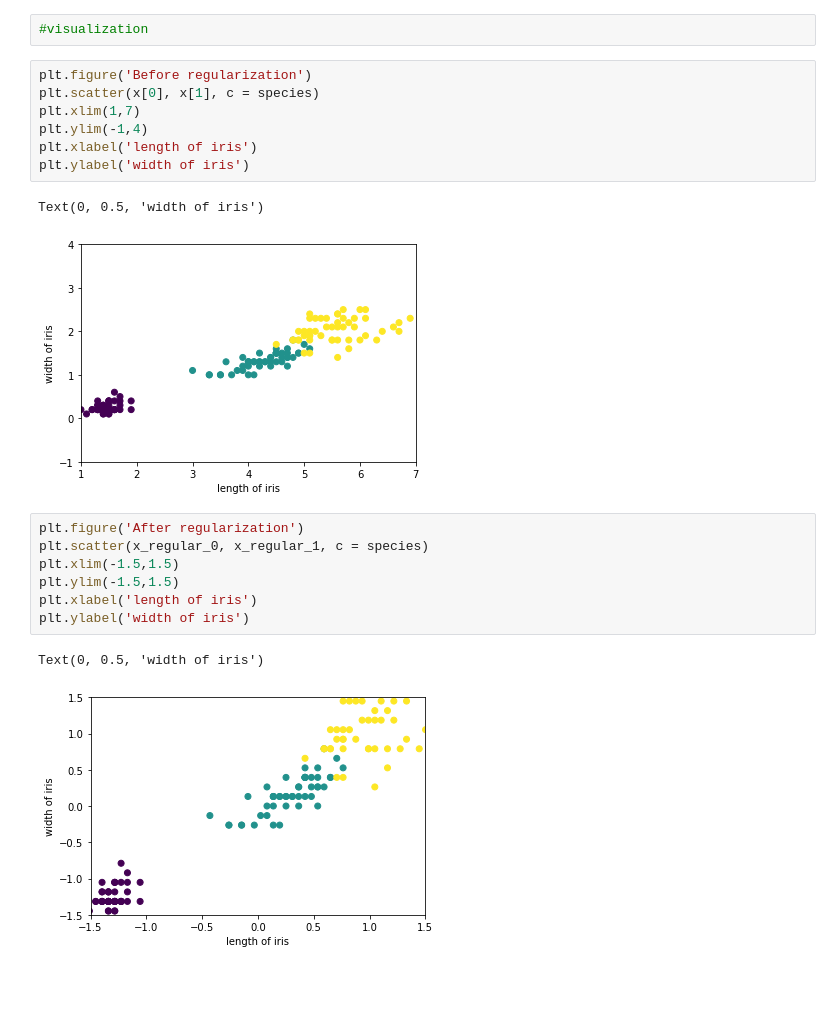
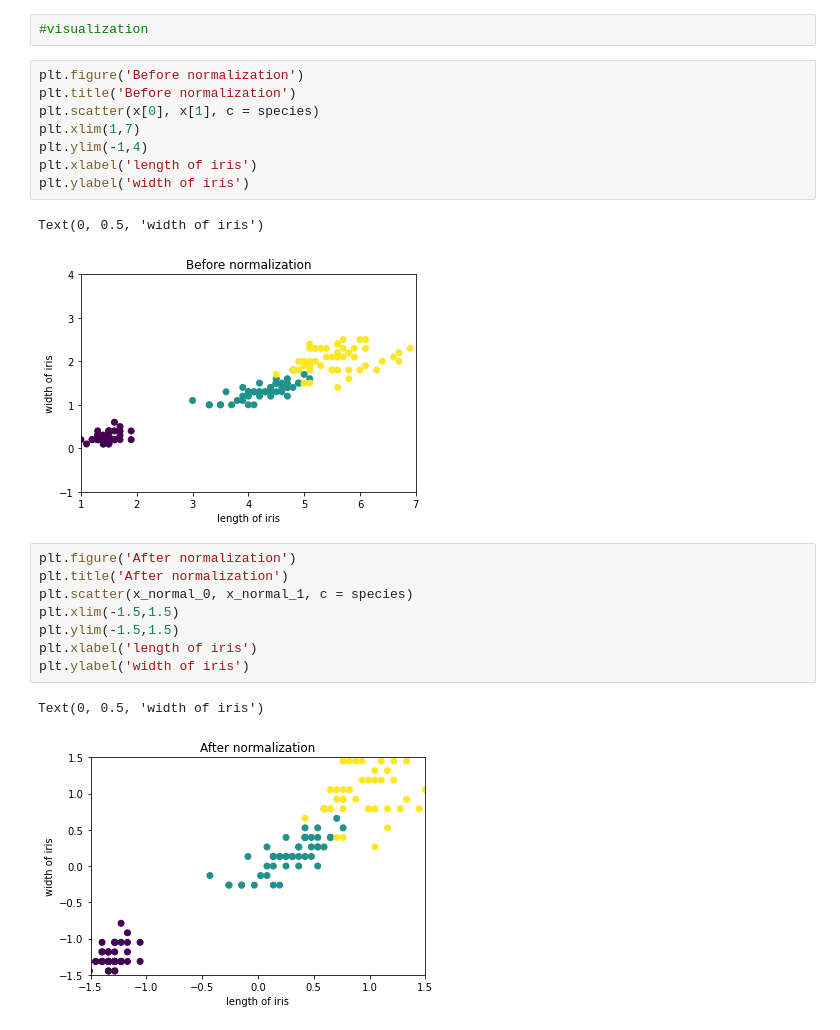
Before and after one commit to singwang-cn/The_first_pattern_recognition, a Jupyter notebook: ex4_1.ipynb, the cells around one changed output. Drawn from its saved outputs; the diff is of its cells as text; blank space fills up the shorter version.

```diff
--- a/ex4_1.ipynb
+++ b/ex4_1.ipynb
@@ -32,22 +34,24 @@ species=iris_data.target
 # %%
 #visualization
 # %%
-plt.figure('Before regularization')
+plt.figure('Before normalization')
+plt.title('Before normalization')
 plt.scatter(x[0], x[1], c = species)
 plt.xlim(1,7)
 plt.ylim(-1,4)
 plt.xlabel('length of iris')
 plt.ylabel('width of iris')
 # %% [output]
 Text(0, 0.5, 'width of iris')
-[figure, old version]
+[figure, new version]
 # %%
-plt.figure('After regularization')
-plt.scatter(x_regular_0, x_regular_1, c = species)
+plt.figure('After normalization')
+plt.title('After normalization')
+plt.scatter(x_normal_0, x_normal_1, c = species)
 plt.xlim(-1.5,1.5)
 plt.ylim(-1.5,1.5)
 plt.xlabel('length of iris')
 plt.ylabel('width of iris')
 # %% [output]
 Text(0, 0.5, 'width of iris')
-[figure, old version]
+[figure, new version]
```
Also changed, not shown: parts of 3 cells of this notebook.
